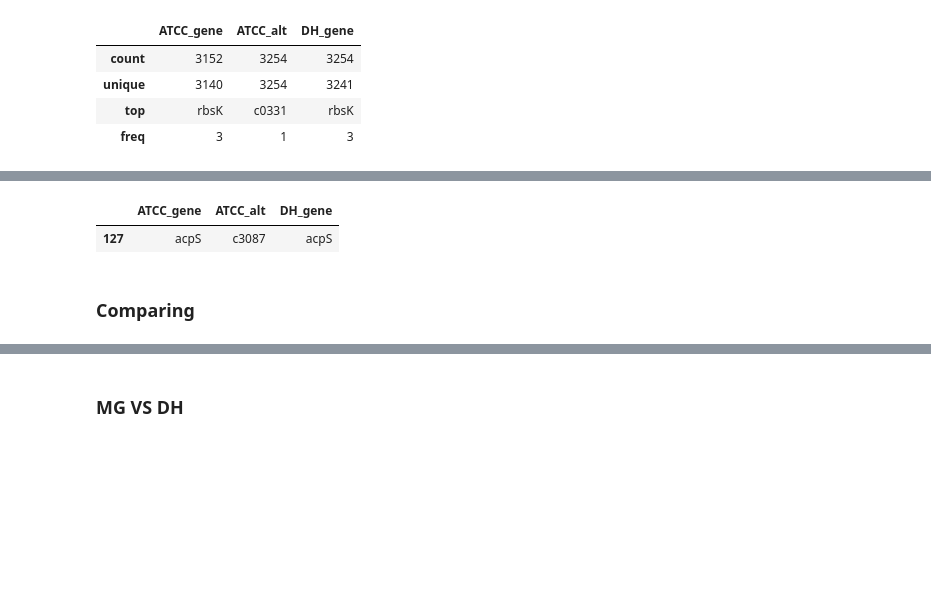
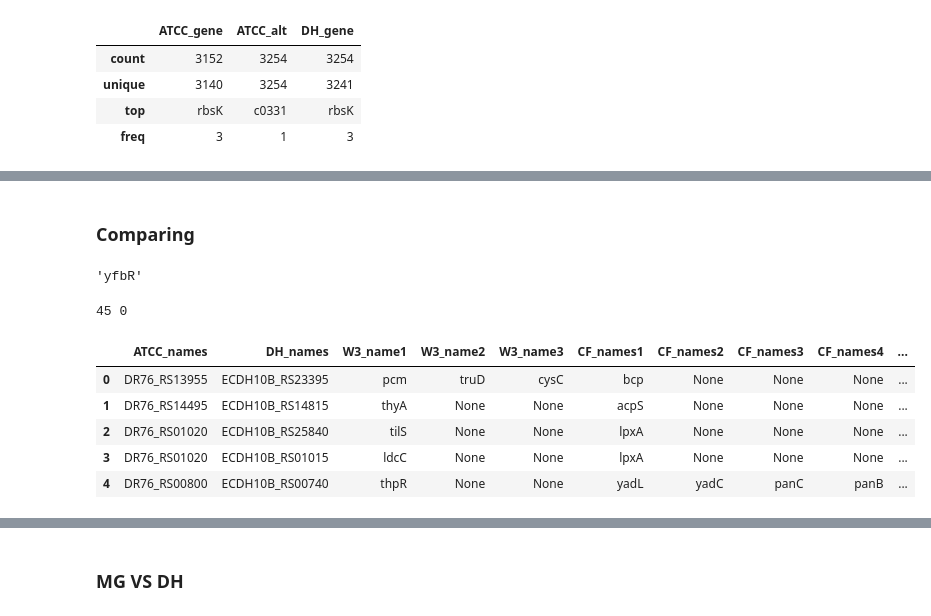
Before and after one commit to dlato/inversion_and_gene_exp_work, a Jupyter notebook: Gene_Maps/matching_genes.ipynb, the cells around one changed output, grey strips where cells are left out. Drawn from its saved outputs; the diff is of its cells as text; code cells hidden in the pictures; blank space fills up the shorter version.

```diff
--- a/Gene_Maps/matching_genes.ipynb
+++ b/Gene_Maps/matching_genes.ipynb
@@ -364,13 +356,12 @@ ATCC_DH_mapping.describe()
-# %%
-ATCC_DH_blast[ATCC_DH_blast['ATCC_gene']=='acpS']
-# %% [output]
-|  | ATCC_gene | ATCC_alt | DH_gene |
-| 127 | acpS | c3087 | acpS |
 # %% [markdown]
 ### Comparing
 # %%
 AD_blast = np.array(ATCC_DH_blast[['ATCC_gene','DH_gene']])
 AD_blast_alt = np.array(ATCC_DH_blast[['ATCC_alt', 'DH_gene']])
+# %%
+AD_blast[0][0]
+# %% [output]
+'yfbR'
 # %%
 #checking blast using alphabet names only
 AD_blast_check = pd.DataFrame({})
@@ -386,6 +377,17 @@ for i in range(len(AD_blast)):
                 (ATCC_DH_mapping['W3_name2']==AD_blast[i][1])|
                (ATCC_DH_mapping['W3_name3']==AD_blast[i][1]))
         AD_blast_check = AD_blast_check.append(df, ignore_index=True)
+# %%
+print(len(AD_blast_check), AD_blast_check['check'].sum())
+AD_blast_check.head()
+# %% [output]
+45 0
+|  | ATCC_names | DH_names | W3_name1 | W3_name2 | W3_name3 | CF_names1 | CF_names2 | CF_names3 | CF_names4 | ... |
+| 0 | DR76_RS13955 | ECDH10B_RS23395 | pcm | truD | cysC | bcp | None | None | None | ... |
+| 1 | DR76_RS14495 | ECDH10B_RS14815 | thyA | None | None | acpS | None | None | None | ... |
+| 2 | DR76_RS01020 | ECDH10B_RS25840 | tilS | None | None | lpxA | None | None | None | ... |
+| 3 | DR76_RS01020 | ECDH10B_RS01015 | ldcC | None | None | lpxA | None | None | None | ... |
+| 4 | DR76_RS00800 | ECDH10B_RS00740 | thpR | None | None | yadL | yadC | panC | panB | ... |
 # %%
 #checking blast_alt using alt names only
 AD_blast_alt_check = pd.DataFrame({})
```
Also changed, not shown: parts of 4 cells of this notebook.
